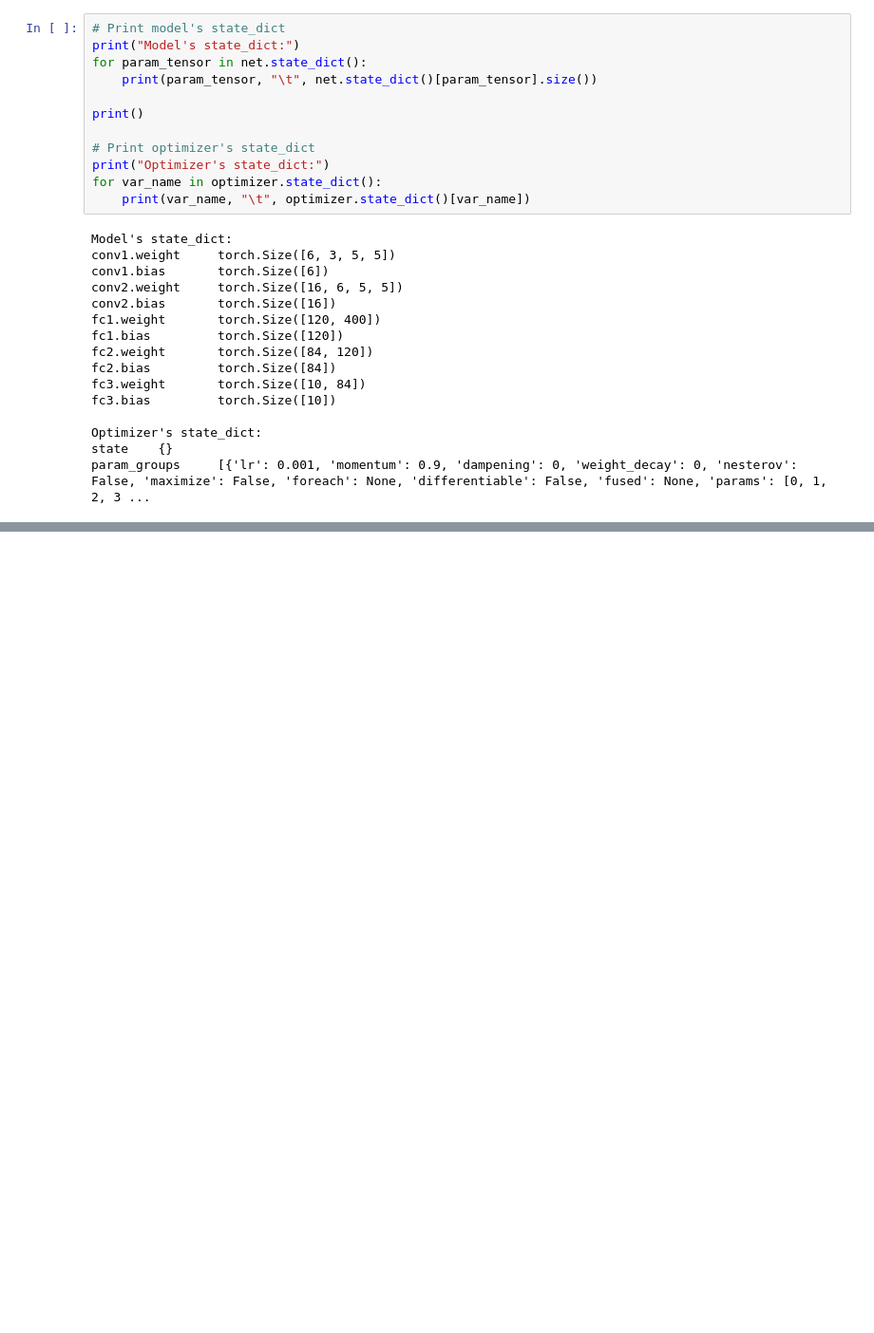
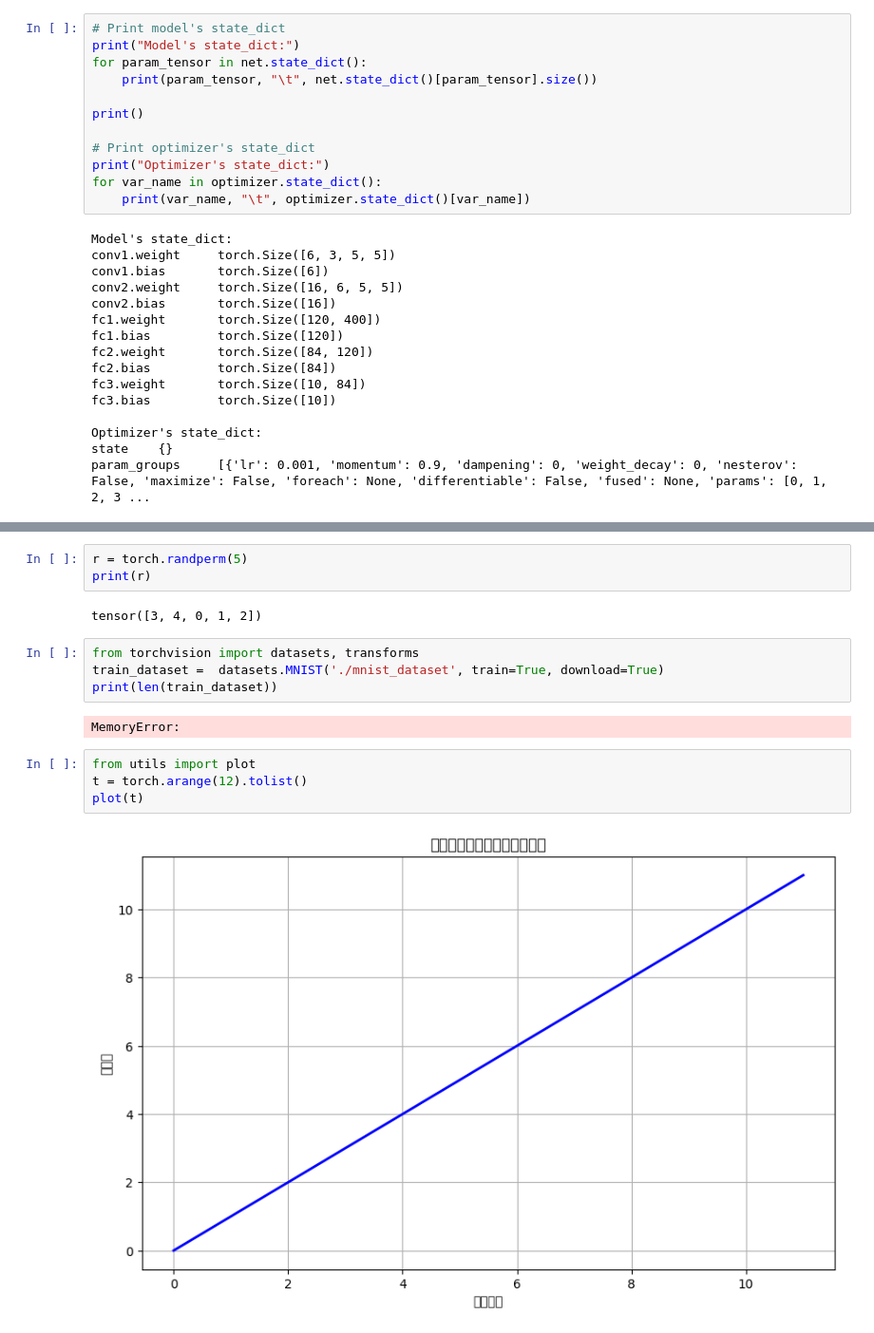
Before and after one commit to whitewall1926/test-fl, a Jupyter notebook: test.ipynb, the cells around one changed output, grey strips where cells are left out. Shown at 95% size. Cells and saved outputs as stored; diff of their text form; blank space fills up the shorter version.

```diff
--- a/test.ipynb
+++ b/test.ipynb
@@ -66,0 +134,17 @@ param_groups     [{'lr': 0.001, 'momentum': 0.9, 'dampening': 0, 'weight_decay':
+# %%
+r = torch.randperm(5)
+print(r)
+# %% [output]
+tensor([3, 4, 0, 1, 2])
+# %%
+from torchvision import datasets, transforms
+train_dataset =  datasets.MNIST('./mnist_dataset', train=True, download=True)
+print(len(train_dataset))
+# %% [output]
+MemoryError:
+# %%
+from utils import plot
+t = torch.arange(12).tolist()
+plot(t)
+# %% [output]
+[figure, added]
```
Also changed, not shown: parts of 9 cells of this notebook, 20 other files.
